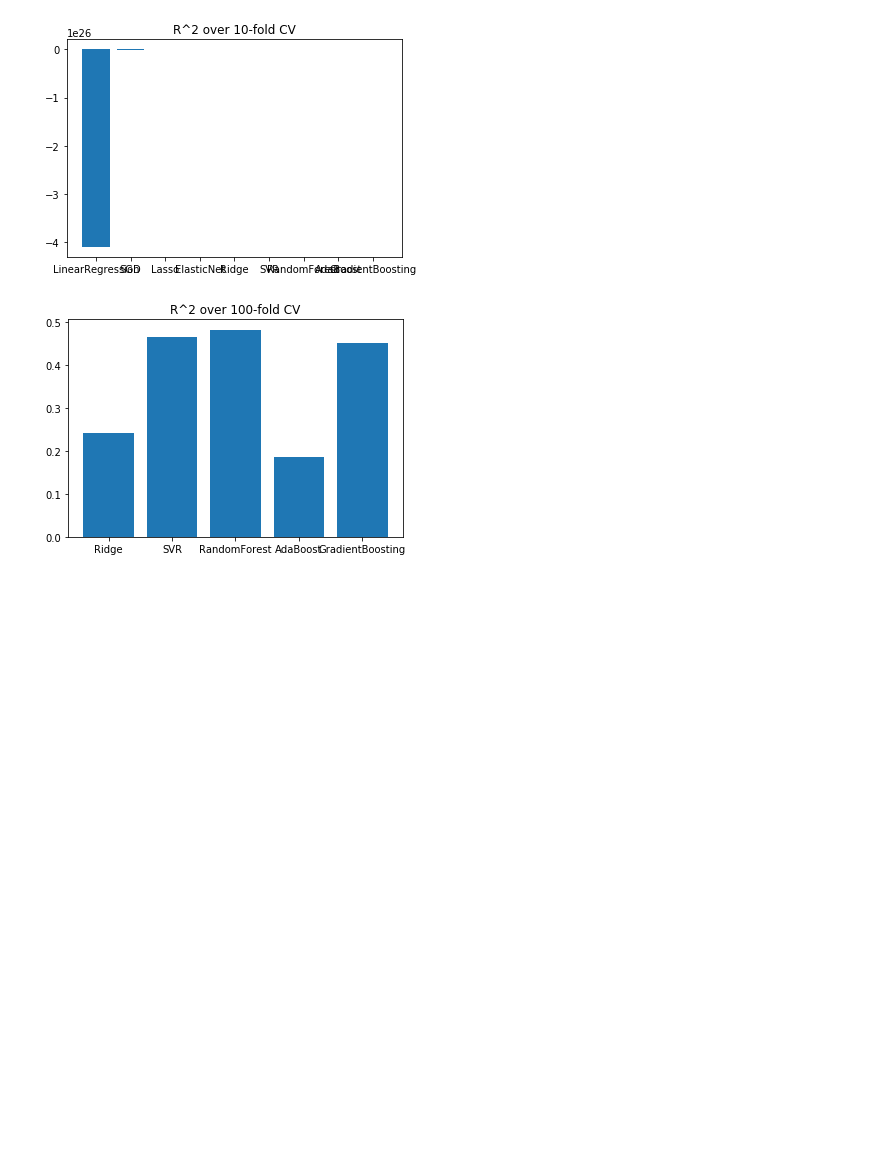
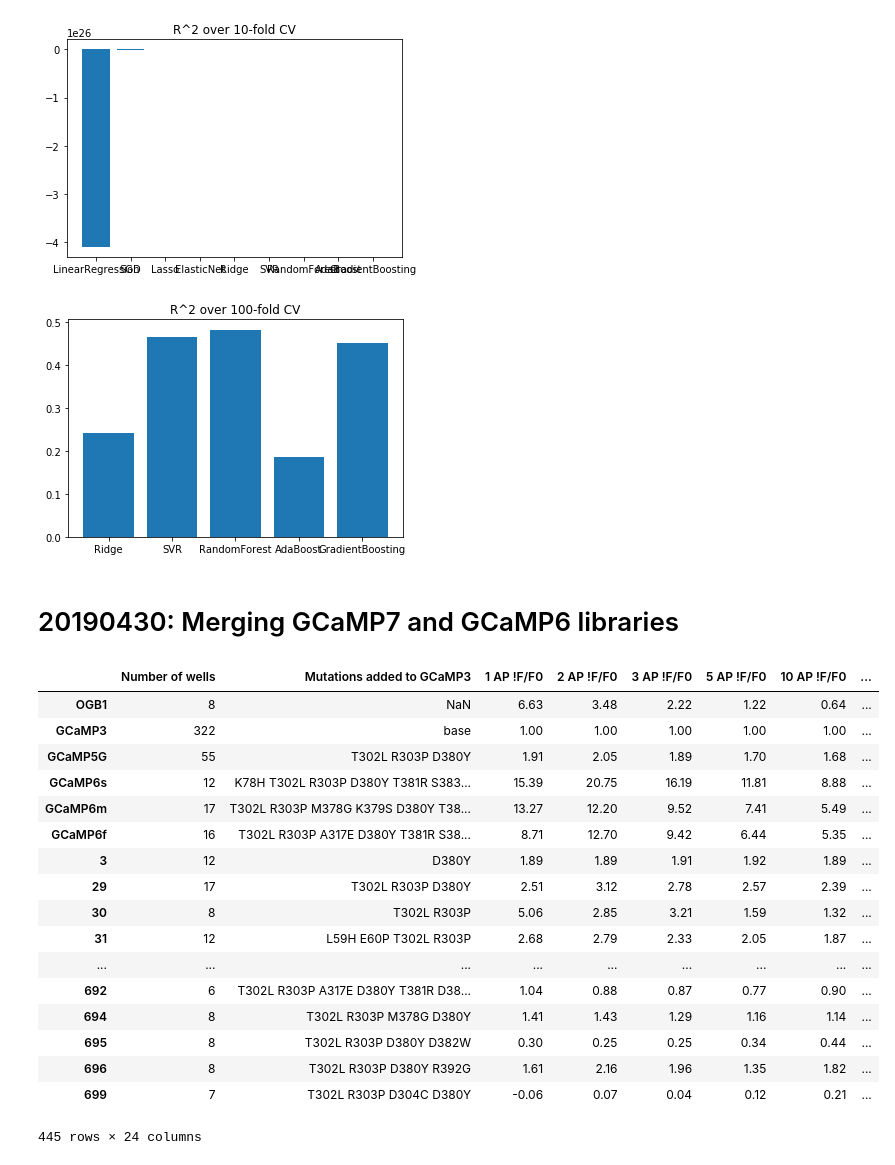
Before and after one commit to nguyenvanessa/GCaMP, a Jupyter notebook: GCaMP7 Library Preprocessing.ipynb, the cells around one changed output. Cells and saved outputs as stored; diff of their text form; code cells hidden in the pictures; blank space fills up the shorter version.

```diff
--- a/GCaMP7 Library Preprocessing.ipynb
+++ b/GCaMP7 Library Preprocessing.ipynb
@@ -433,3 +433,26 @@ plt.title('R^2 over 100-fold CV')
 plt.show()
 # %% [output]
 [figure]
+# %% [markdown]
+# 20190430: Merging GCaMP7 and GCaMP6 libraries
+# %%
+gcamp6_lib
+# %% [output]
+|  | Number of wells | Mutations added to GCaMP3 | 1 AP !F/F0 | 2 AP !F/F0 | 3 AP !F/F0 | 5 AP !F/F0 | 10 AP !F/F0 | ... |
+| OGB1 | 8 | NaN | 6.63 | 3.48 | 2.22 | 1.22 | 0.64 | ... |
+| GCaMP3 | 322 | base | 1.00 | 1.00 | 1.00 | 1.00 | 1.00 | ... |
+| GCaMP5G | 55 | T302L R303P D380Y | 1.91 | 2.05 | 1.89 | 1.70 | 1.68 | ... |
+| GCaMP6s | 12 | K78H T302L R303P D380Y T381R S383... | 15.39 | 20.75 | 16.19 | 11.81 | 8.88 | ... |
+| GCaMP6m | 17 | T302L R303P M378G K379S D380Y T38... | 13.27 | 12.20 | 9.52 | 7.41 | 5.49 | ... |
+| GCaMP6f | 16 | T302L R303P A317E D380Y T381R S38... | 8.71 | 12.70 | 9.42 | 6.44 | 5.35 | ... |
+| 3 | 12 | D380Y | 1.89 | 1.89 | 1.91 | 1.92 | 1.89 | ... |
+| 29 | 17 | T302L R303P D380Y | 2.51 | 3.12 | 2.78 | 2.57 | 2.39 | ... |
+| 30 | 8 | T302L R303P | 5.06 | 2.85 | 3.21 | 1.59 | 1.32 | ... |
+| 31 | 12 | L59H E60P T302L R303P | 2.68 | 2.79 | 2.33 | 2.05 | 1.87 | ... |
+| ... | ... | ... | ... | ... | ... | ... | ... | ... |
+| 692 | 6 | T302L R303P A317E D380Y T381R D38... | 1.04 | 0.88 | 0.87 | 0.77 | 0.90 | ... |
+| 694 | 8 | T302L R303P M378G D380Y | 1.41 | 1.43 | 1.29 | 1.16 | 1.14 | ... |
+| 695 | 8 | T302L R303P D380Y D382W | 0.30 | 0.25 | 0.25 | 0.34 | 0.44 | ... |
+| 696 | 8 | T302L R303P D380Y R392G | 1.61 | 2.16 | 1.96 | 1.35 | 1.82 | ... |
+| 699 | 7 | T302L R303P D304C D380Y | -0.06 | 0.07 | 0.04 | 0.12 | 0.21 | ... |
+445 rows × 24 columns
```
Also changed, not shown: parts of 12 cells of this notebook, 5 other files.
